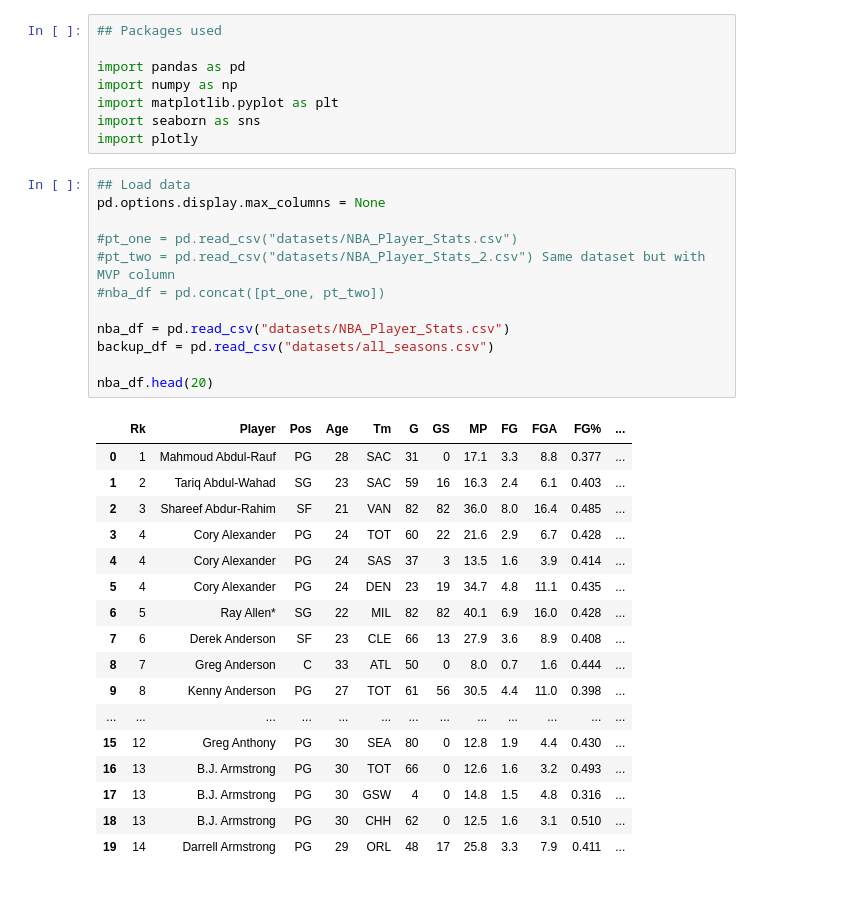
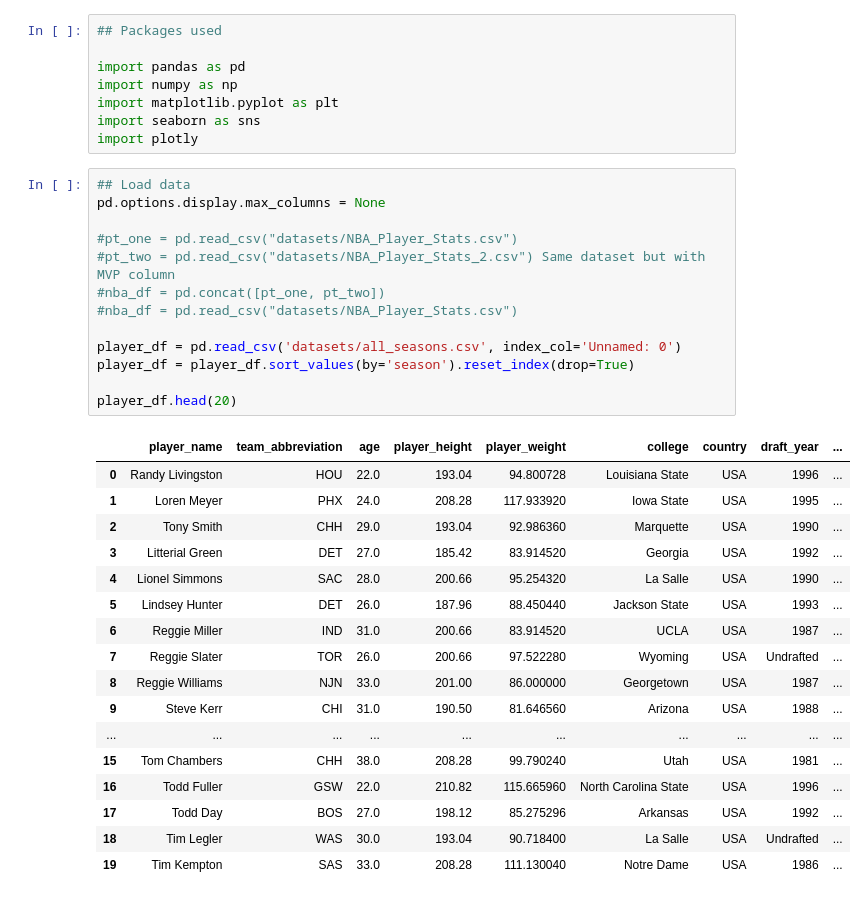
Before and after one commit to doorfish/data-analysis-project, a Jupyter notebook: python_data_analysis_project.ipynb, the cells around one changed output. Saved outputs shown, nothing was run; the diff lists cells and outputs as text.

```diff
--- a/python_data_analysis_project.ipynb
+++ b/python_data_analysis_project.ipynb
@@ -9,31 +9,32 @@ import plotly
 # %%
 ## Load data
 pd.options.display.max_columns = None
 
 #pt_one = pd.read_csv("datasets/NBA_Player_Stats.csv")
 #pt_two = pd.read_csv("datasets/NBA_Player_Stats_2.csv") Same dataset but with MVP column
 #nba_df = pd.concat([pt_one, pt_two])
+#nba_df = pd.read_csv("datasets/NBA_Player_Stats.csv")
 
-nba_df = pd.read_csv("datasets/NBA_Player_Stats.csv")
-backup_df = pd.read_csv("datasets/all_seasons.csv")
+player_df = pd.read_csv('datasets/all_seasons.csv', index_col='Unnamed: 0')
+player_df = player_df.sort_values(by='season').reset_index(drop=True)
 
-nba_df.head(20)
+player_df.head(20)
 # %% [output]
-|  | Rk | Player | Pos | Age | Tm | G | GS | MP | FG | FGA | FG% | ... |
-| 0 | 1 | Mahmoud Abdul-Rauf | PG | 28 | SAC | 31 | 0 | 17.1 | 3.3 | 8.8 | 0.377 | ... |
-| 1 | 2 | Tariq Abdul-Wahad | SG | 23 | SAC | 59 | 16 | 16.3 | 2.4 | 6.1 | 0.403 | ... |
-| 2 | 3 | Shareef Abdur-Rahim | SF | 21 | VAN | 82 | 82 | 36.0 | 8.0 | 16.4 | 0.485 | ... |
-| 3 | 4 | Cory Alexander | PG | 24 | TOT | 60 | 22 | 21.6 | 2.9 | 6.7 | 0.428 | ... |
-| 4 | 4 | Cory Alexander | PG | 24 | SAS | 37 | 3 | 13.5 | 1.6 | 3.9 | 0.414 | ... |
-| 5 | 4 | Cory Alexander | PG | 24 | DEN | 23 | 19 | 34.7 | 4.8 | 11.1 | 0.435 | ... |
-| 6 | 5 | Ray Allen* | SG | 22 | MIL | 82 | 82 | 40.1 | 6.9 | 16.0 | 0.428 | ... |
-| 7 | 6 | Derek Anderson | SF | 23 | CLE | 66 | 13 | 27.9 | 3.6 | 8.9 | 0.408 | ... |
-| 8 | 7 | Greg Anderson | C | 33 | ATL | 50 | 0 | 8.0 | 0.7 | 1.6 | 0.444 | ... |
-| 9 | 8 | Kenny Anderson | PG | 27 | TOT | 61 | 56 | 30.5 | 4.4 | 11.0 | 0.398 | ... |
-| ... | ... | ... | ... | ... | ... | ... | ... | ... | ... | ... | ... | ... |
-| 15 | 12 | Greg Anthony | PG | 30 | SEA | 80 | 0 | 12.8 | 1.9 | 4.4 | 0.430 | ... |
-| 16 | 13 | B.J. Armstrong | PG | 30 | TOT | 66 | 0 | 12.6 | 1.6 | 3.2 | 0.493 | ... |
-| 17 | 13 | B.J. Armstrong | PG | 30 | GSW | 4 | 0 | 14.8 | 1.5 | 4.8 | 0.316 | ... |
-| 18 | 13 | B.J. Armstrong | PG | 30 | CHH | 62 | 0 | 12.5 | 1.6 | 3.1 | 0.510 | ... |
-| 19 | 14 | Darrell Armstrong | PG | 29 | ORL | 48 | 17 | 25.8 | 3.3 | 7.9 | 0.411 | ... |
+|  | player_name | team_abbreviation | age | player_height | player_weight | college | country | draft_year | ... |
+| 0 | Randy Livingston | HOU | 22.0 | 193.04 | 94.800728 | Louisiana State | USA | 1996 | ... |
+| 1 | Loren Meyer | PHX | 24.0 | 208.28 | 117.933920 | Iowa State | USA | 1995 | ... |
+| 2 | Tony Smith | CHH | 29.0 | 193.04 | 92.986360 | Marquette | USA | 1990 | ... |
+| 3 | Litterial Green | DET | 27.0 | 185.42 | 83.914520 | Georgia | USA | 1992 | ... |
+| 4 | Lionel Simmons | SAC | 28.0 | 200.66 | 95.254320 | La Salle | USA | 1990 | ... |
+| 5 | Lindsey Hunter | DET | 26.0 | 187.96 | 88.450440 | Jackson State | USA | 1993 | ... |
+| 6 | Reggie Miller | IND | 31.0 | 200.66 | 83.914520 | UCLA | USA | 1987 | ... |
+| 7 | Reggie Slater | TOR | 26.0 | 200.66 | 97.522280 | Wyoming | USA | Undrafted | ... |
+| 8 | Reggie Williams | NJN | 33.0 | 201.00 | 86.000000 | Georgetown | USA | 1987 | ... |
+| 9 | Steve Kerr | CHI | 31.0 | 190.50 | 81.646560 | Arizona | USA | 1988 | ... |
+| ... | ... | ... | ... | ... | ... | ... | ... | ... | ... |
+| 15 | Tom Chambers | CHH | 38.0 | 208.28 | 99.790240 | Utah | USA | 1981 | ... |
+| 16 | Todd Fuller | GSW | 22.0 | 210.82 | 115.665960 | North Carolina State | USA | 1996 | ... |
+| 17 | Todd Day | BOS | 27.0 | 198.12 | 85.275296 | Arkansas | USA | 1992 | ... |
+| 18 | Tim Legler | WAS | 30.0 | 193.04 | 90.718400 | La Salle | USA | Undrafted | ... |
+| 19 | Tim Kempton | SAS | 33.0 | 208.28 | 111.130040 | Notre Dame | USA | 1986 | ... |
 # %%
```
Also changed, not shown: parts of 19 cells of this notebook, 4 other files.
